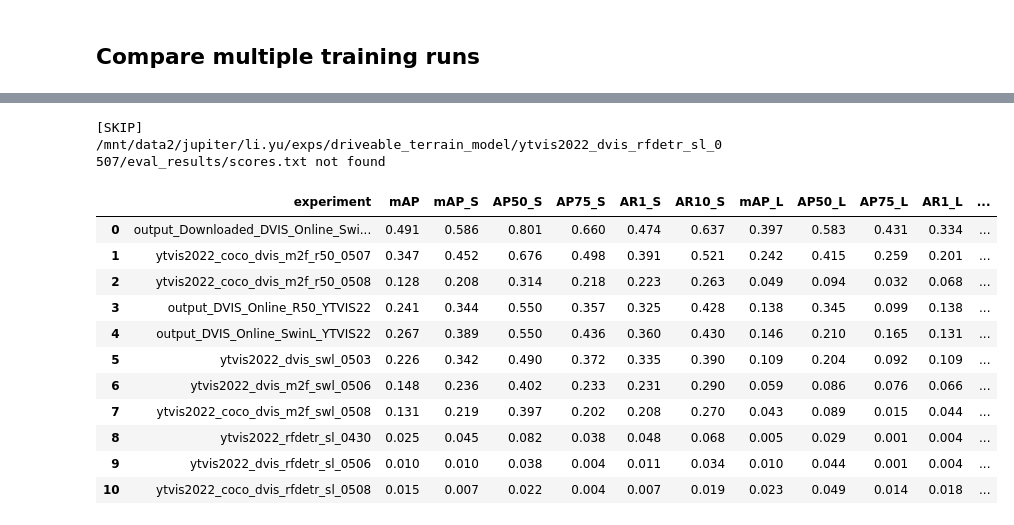
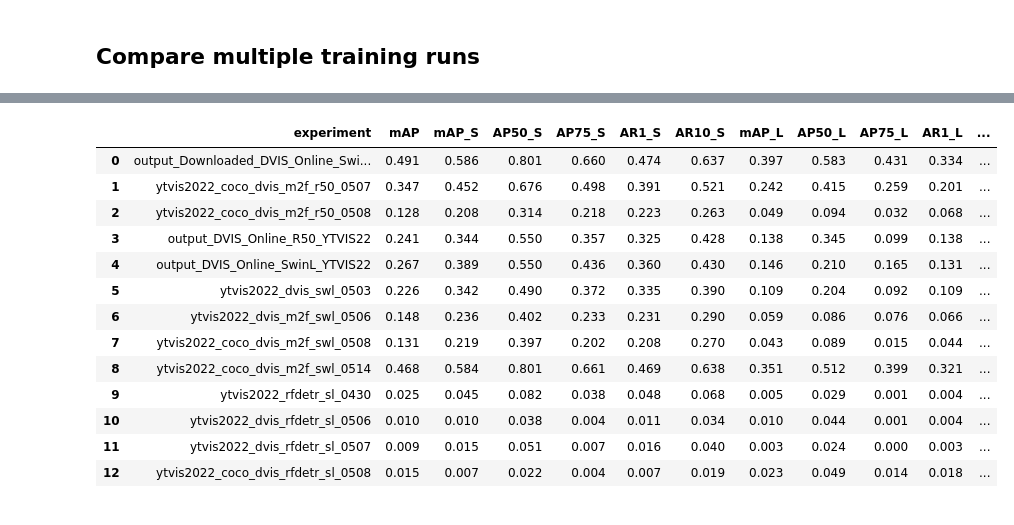
Before and after one commit to liyubrt/DVIS, a Jupyter notebook: plot_losses.ipynb, the cells around one changed output, grey strips where cells are left out. Cells and saved outputs as stored; diff of their text form; code cells hidden in the pictures.

```diff
--- a/plot_losses.ipynb
+++ b/plot_losses.ipynb
@@ -189,31 +193,33 @@ plot_total_losses(metrics_files, smoothing=50)
 # %%
 # Read scores.txt from each experiment and display as a table
 exps = [
     "output_Downloaded_DVIS_Online_SwinL_YTVIS21_on_YTVIS22",  # Author released weights
     "/mnt/data2/jupiter/li.yu/exps/driveable_terrain_model/ytvis2022_coco_dvis_m2f_r50_0507",  # R50 direct training DVIS
     "/mnt/data2/jupiter/li.yu/exps/driveable_terrain_model/ytvis2022_coco_dvis_m2f_r50_0508",  # R50 direct training DVIS, batch size 4 to 64
     "output_DVIS_Online_R50_YTVIS22",  # Resnet50 direct training DVIS
     "output_DVIS_Online_SwinL_YTVIS22/",  # SwinL direct training DVIS
     "/mnt/data2/jupiter/li.yu/exps/driveable_terrain_model/ytvis2022_dvis_swl_0503/",  # Finetune SwinL on YTVIS first and train DVIS
     "/mnt/data2/jupiter/li.yu/exps/driveable_terrain_model/ytvis2022_dvis_m2f_swl_0506",  # Finetune SwinL on COCO+YTVIS first and train DVIS
     "/mnt/data2/jupiter/li.yu/exps/driveable_terrain_model/ytvis2022_coco_dvis_m2f_swl_0508",  # Finetune SwinL on COCO+YTVIS first and train DVIS on COCO+YTVIS
+    "/mnt/data2/jupiter/li.yu/exps/driveable_terrain_model/ytvis2022_coco_dvis_m2f_swl_0514",  # Finetune SwinL on COCO+YTVIS first and train DVIS on COCO+YTVIS
     "/mnt/data2/jupiter/li.yu/exps/driveable_terrain_model/ytvis2022_rfdetr_sl_0430/",  # RF-DETR direct training DVIS
     "/mnt/data2/jupiter/li.yu/exps/driveable_terrain_model/ytvis2022_dvis_rfdetr_sl_0506/",  # Finetune RF-DETR on YTVIS first and train DVIS
     "/mnt/data2/jupiter/li.yu/exps/driveable_terrain_model/ytvis2022_dvis_rfdetr_sl_0507/",  # Finetune RF-DETR on COCO+YTVIS first and train DVIS
     "/mnt/data2/jupiter/li.yu/exps/driveable_terrain_model/ytvis2022_coco_dvis_rfdetr_sl_0508/",  # Finetune RF-DETR on COCO+YTVIS first and train DVIS on COCO+YTVIS
 ]
 display_scores_table(exps)
 # %% [output]
-[SKIP] /mnt/data2/jupiter/li.yu/exps/driveable_terrain_model/ytvis2022_dvis_rfdetr_sl_0507/eval_results/scores.txt not found
 |  | experiment | mAP | mAP_S | AP50_S | AP75_S | AR1_S | AR10_S | mAP_L | AP50_L | AP75_L | AR1_L | ... |
 | 0 | output_Downloaded_DVIS_Online_Swi... | 0.491 | 0.586 | 0.801 | 0.660 | 0.474 | 0.637 | 0.397 | 0.583 | 0.431 | 0.334 | ... |
 | 1 | ytvis2022_coco_dvis_m2f_r50_0507 | 0.347 | 0.452 | 0.676 | 0.498 | 0.391 | 0.521 | 0.242 | 0.415 | 0.259 | 0.201 | ... |
 | 2 | ytvis2022_coco_dvis_m2f_r50_0508 | 0.128 | 0.208 | 0.314 | 0.218 | 0.223 | 0.263 | 0.049 | 0.094 | 0.032 | 0.068 | ... |
 | 3 | output_DVIS_Online_R50_YTVIS22 | 0.241 | 0.344 | 0.550 | 0.357 | 0.325 | 0.428 | 0.138 | 0.345 | 0.099 | 0.138 | ... |
 | 4 | output_DVIS_Online_SwinL_YTVIS22 | 0.267 | 0.389 | 0.550 | 0.436 | 0.360 | 0.430 | 0.146 | 0.210 | 0.165 | 0.131 | ... |
 | 5 | ytvis2022_dvis_swl_0503 | 0.226 | 0.342 | 0.490 | 0.372 | 0.335 | 0.390 | 0.109 | 0.204 | 0.092 | 0.109 | ... |
 | 6 | ytvis2022_dvis_m2f_swl_0506 | 0.148 | 0.236 | 0.402 | 0.233 | 0.231 | 0.290 | 0.059 | 0.086 | 0.076 | 0.066 | ... |
 | 7 | ytvis2022_coco_dvis_m2f_swl_0508 | 0.131 | 0.219 | 0.397 | 0.202 | 0.208 | 0.270 | 0.043 | 0.089 | 0.015 | 0.044 | ... |
-| 8 | ytvis2022_rfdetr_sl_0430 | 0.025 | 0.045 | 0.082 | 0.038 | 0.048 | 0.068 | 0.005 | 0.029 | 0.001 | 0.004 | ... |
-| 9 | ytvis2022_dvis_rfdetr_sl_0506 | 0.010 | 0.010 | 0.038 | 0.004 | 0.011 | 0.034 | 0.010 | 0.044 | 0.001 | 0.004 | ... |
-| 10 | ytvis2022_coco_dvis_rfdetr_sl_0508 | 0.015 | 0.007 | 0.022 | 0.004 | 0.007 | 0.019 | 0.023 | 0.049 | 0.014 | 0.018 | ... |
+| 8 | ytvis2022_coco_dvis_m2f_swl_0514 | 0.468 | 0.584 | 0.801 | 0.661 | 0.469 | 0.638 | 0.351 | 0.512 | 0.399 | 0.321 | ... |
+| 9 | ytvis2022_rfdetr_sl_0430 | 0.025 | 0.045 | 0.082 | 0.038 | 0.048 | 0.068 | 0.005 | 0.029 | 0.001 | 0.004 | ... |
+| 10 | ytvis2022_dvis_rfdetr_sl_0506 | 0.010 | 0.010 | 0.038 | 0.004 | 0.011 | 0.034 | 0.010 | 0.044 | 0.001 | 0.004 | ... |
+| 11 | ytvis2022_dvis_rfdetr_sl_0507 | 0.009 | 0.015 | 0.051 | 0.007 | 0.016 | 0.040 | 0.003 | 0.024 | 0.000 | 0.003 | ... |
+| 12 | ytvis2022_coco_dvis_rfdetr_sl_0508 | 0.015 | 0.007 | 0.022 | 0.004 | 0.007 | 0.019 | 0.023 | 0.049 | 0.014 | 0.018 | ... |
```
Also changed, not shown: parts of 1 cell of this notebook, 7 other files.
